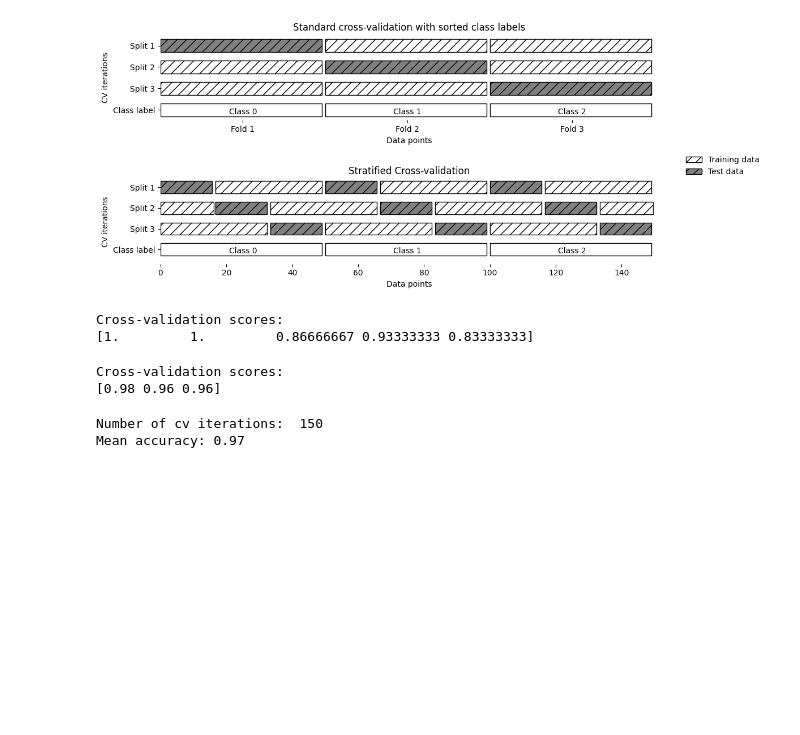
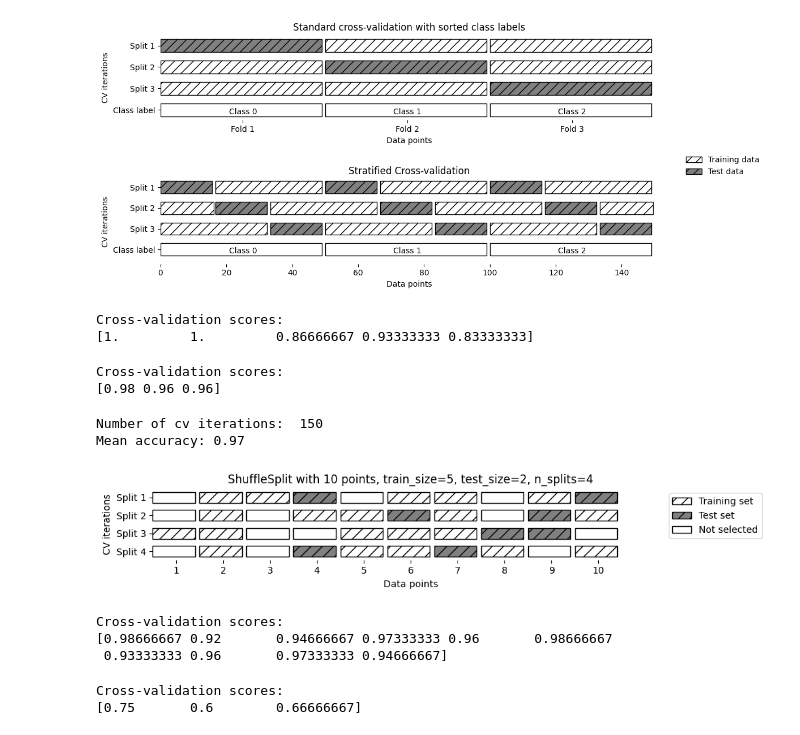
Before and after one commit to jurgenfolz/Machine-Learning-Examples, a Jupyter notebook: Model Evaluation and Improvement/Cross validation.ipynb, the cells around one changed output. Drawn from its saved outputs; the diff is of its cells as text; code cells hidden in the pictures; blank space fills up the shorter version.

Commit message:
# Cross-validation with groups and Shuffle-split cross-validation

```diff
--- a/Model Evaluation and Improvement/Cross validation.ipynb
+++ b/Model Evaluation and Improvement/Cross validation.ipynb
@@ -60,3 +60,43 @@ print("Mean accuracy: {:.2f}".format(scores.mean()))
 # %% [output]
 Number of cv iterations:  150
 Mean accuracy: 0.97
+# %%
+#Shuffle-split cross-validation
+mglearn.plots.plot_shuffle_split()
+# %% [output]
+[figure, added]
+# %%
+from sklearn.model_selection import ShuffleSplit
+# Shuffle-split cross-validation randomly splits the data into a training and a test set
+# multiple times, providing more randomness compared to k-fold cross-validation.
+shuffle_split = ShuffleSplit(test_size=.5, train_size=.5, n_splits=10)
+scores = cross_val_score(logreg, iris.data, iris.target, cv=shuffle_split)
+print("Cross-validation scores:\n{}".format(scores))
+# %% [output]
+Cross-validation scores:
+[0.98666667 0.92       0.94666667 0.97333333 0.96       0.98666667
+ 0.93333333 0.96       0.97333333 0.94666667]
+# %%
+# Cross-validation with groups
+#common in medical applications, where you might have multiple samples from the same patient, but are interested in generalizing to new patients
+from sklearn.model_selection import cross_val_score, GroupKFold
+from sklearn.datasets import make_blobs
+from sklearn.linear_model import LogisticRegression
+
+# create synthetic dataset
+X, y = make_blobs(n_samples=12, random_state=0)
+
+# assume the first three samples belong to the same group,
+# then the next four, etc.
+groups = [0, 0, 0, 1, 1, 1, 1, 2, 2, 3, 3, 3]
+
+# Defining the model
+logreg = LogisticRegression()
+
+# Using GroupKFold for cross-validation
+cv = GroupKFold(n_splits=3)
+scores = cross_val_score(logreg, X, y, cv=cv, groups=groups)
+print("Cross-validation scores:\n{}".format(scores))
+# %% [output]
+Cross-validation scores:
+[0.75       0.6        0.66666667]
```
